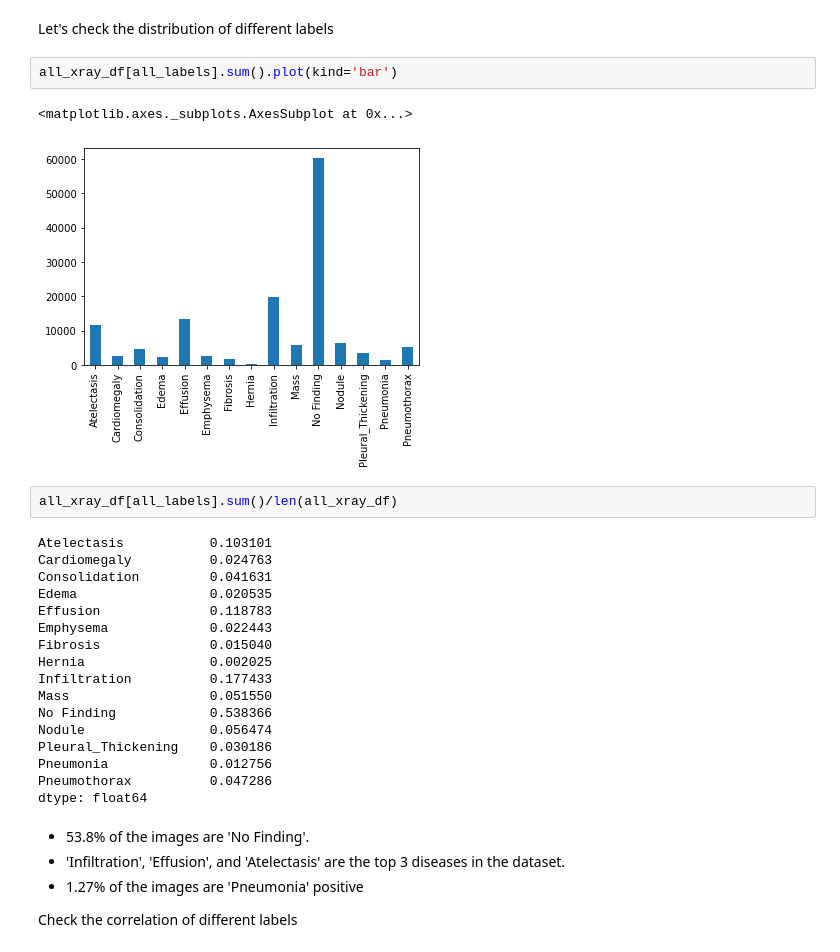
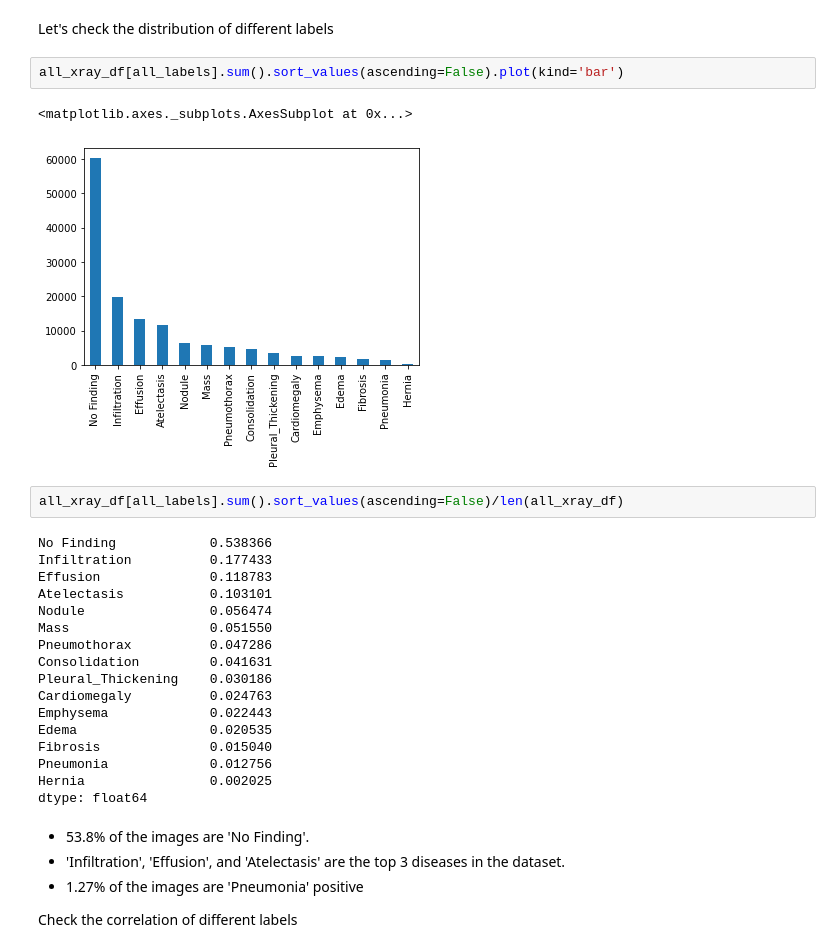
Before and after one commit to here0009/AIHCND_C2_Starter, a Jupyter notebook: EDA.ipynb, the cells around one changed output. Saved outputs shown, nothing was run; the diff lists cells and outputs as text.

```diff
--- a/EDA.ipynb
+++ b/EDA.ipynb
@@ -326,28 +326,28 @@ all_xray_df.sample(5)
 # %% [markdown]
 Let's check the distribution of different labels
 # %%
-all_xray_df[all_labels].sum().plot(kind='bar')
+all_xray_df[all_labels].sum().sort_values(ascending=False).plot(kind='bar')
 # %% [output]
 <matplotlib.axes._subplots.AxesSubplot at 0x...>
-[figure, old version]
+[figure, new version]
 # %%
-all_xray_df[all_labels].sum()/len(all_xray_df)
+all_xray_df[all_labels].sum().sort_values(ascending=False)/len(all_xray_df)
 # %% [output]
+No Finding            0.538366
+Infiltration          0.177433
+Effusion              0.118783
 Atelectasis           0.103101
+Nodule                0.056474
+Mass                  0.051550
+Pneumothorax          0.047286
+Consolidation         0.041631
+Pleural_Thickening    0.030186
 Cardiomegaly          0.024763
-Consolidation         0.041631
+Emphysema             0.022443
 Edema                 0.020535
-Effusion              0.118783
-Emphysema             0.022443
 Fibrosis              0.015040
+Pneumonia             0.012756
 Hernia                0.002025
-Infiltration          0.177433
-Mass                  0.051550
-No Finding            0.538366
-Nodule                0.056474
-Pleural_Thickening    0.030186
-Pneumonia             0.012756
-Pneumothorax          0.047286
 dtype: float64
 # %% [markdown]
 * 53.8% of the images are 'No Finding'.
```
Also changed, not shown: parts of 2 cells of this notebook, 2 other files.
